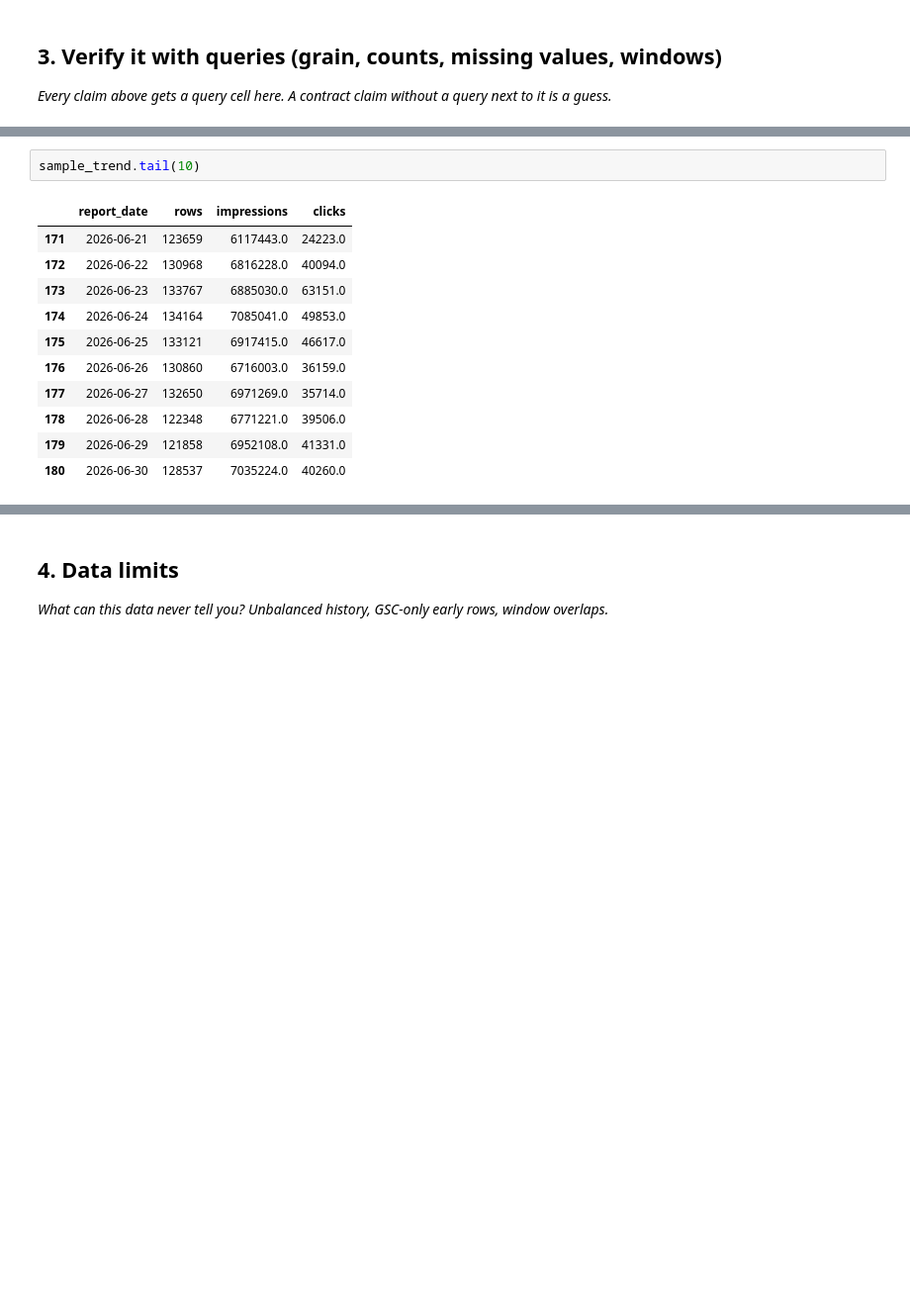
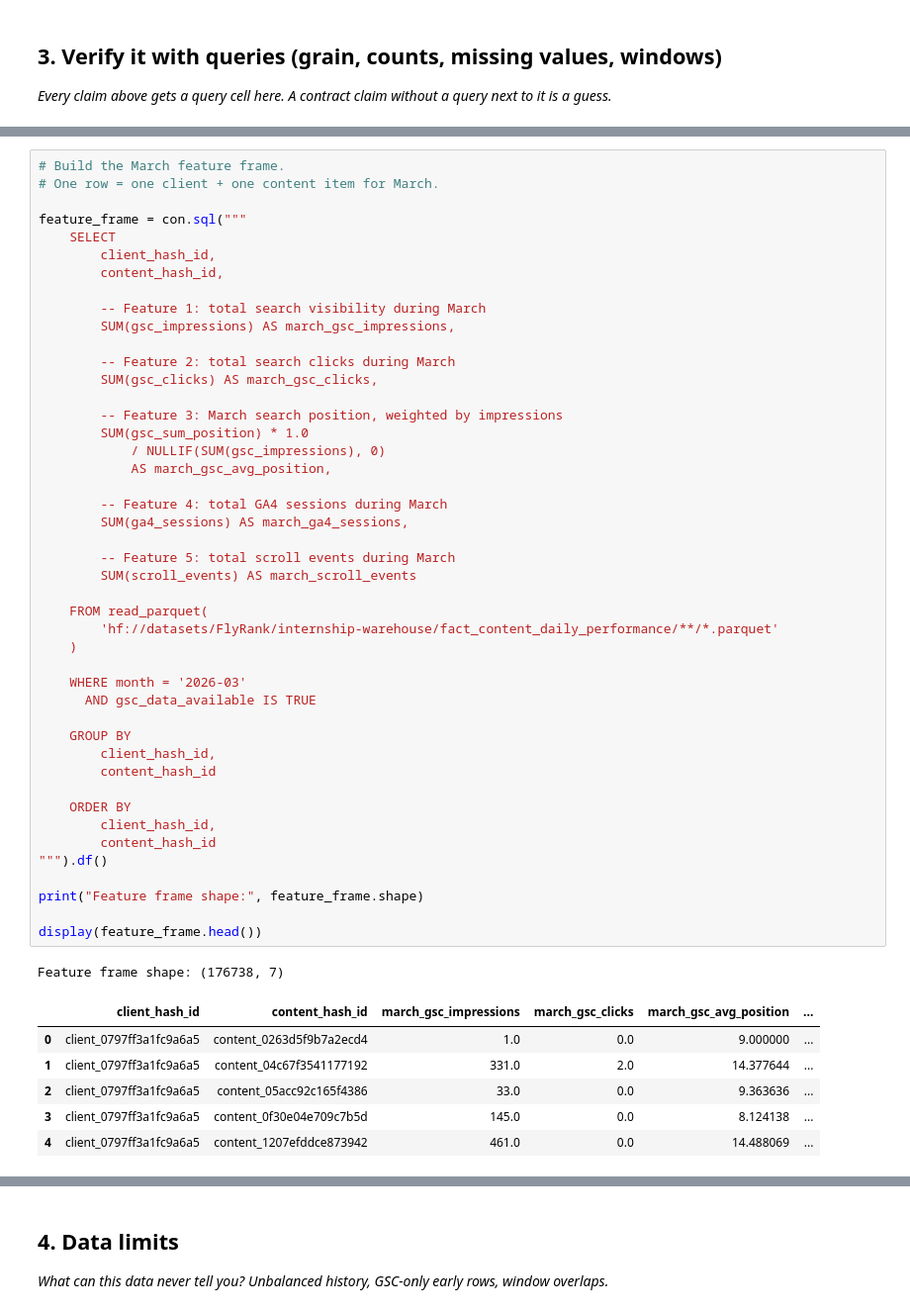
Before and after one commit to nazama-tech/Flyrank-Ml-internship, a Jupyter notebook: work/notebooks/w03_data_contract.ipynb, the cells around one changed output, grey strips where cells are left out. Shown at 99% size. Drawn from its saved outputs; the diff is of its cells as text; blank space fills up the shorter version.

```diff
--- a/work/notebooks/w03_data_contract.ipynb
+++ b/work/notebooks/w03_data_contract.ipynb
@@ -255,14 +174,53 @@ sample_trend.head(10)
-# %%
-sample_trend.tail(10)
-# %% [output]
-|  | report_date | rows | impressions | clicks |
-| 171 | 2026-06-21 | 123659 | 6117443.0 | 24223.0 |
-| 172 | 2026-06-22 | 130968 | 6816228.0 | 40094.0 |
-| 173 | 2026-06-23 | 133767 | 6885030.0 | 63151.0 |
-| 174 | 2026-06-24 | 134164 | 7085041.0 | 49853.0 |
-| 175 | 2026-06-25 | 133121 | 6917415.0 | 46617.0 |
-| 176 | 2026-06-26 | 130860 | 6716003.0 | 36159.0 |
-| 177 | 2026-06-27 | 132650 | 6971269.0 | 35714.0 |
-| 178 | 2026-06-28 | 122348 | 6771221.0 | 39506.0 |
-| 179 | 2026-06-29 | 121858 | 6952108.0 | 41331.0 |
-| 180 | 2026-06-30 | 128537 | 7035224.0 | 40260.0 |
+# %%
+# Build the March feature frame.
+# One row = one client + one content item for March.
+
+feature_frame = con.sql("""
+    SELECT
+        client_hash_id,
+        content_hash_id,
+
+        -- Feature 1: total search visibility during March
+        SUM(gsc_impressions) AS march_gsc_impressions,
+
+        -- Feature 2: total search clicks during March
+        SUM(gsc_clicks) AS march_gsc_clicks,
+
+        -- Feature 3: March search position, weighted by impressions
+        SUM(gsc_sum_position) * 1.0
+            / NULLIF(SUM(gsc_impressions), 0)
+            AS march_gsc_avg_position,
+
+        -- Feature 4: total GA4 sessions during March
+        SUM(ga4_sessions) AS march_ga4_sessions,
+
+        -- Feature 5: total scroll events during March
+        SUM(scroll_events) AS march_scroll_events
+
+    FROM read_parquet(
+        'hf://datasets/FlyRank/internship-warehouse/fact_content_daily_performance/**/*.parquet'
+    )
+
+    WHERE month = '2026-03'
+      AND gsc_data_available IS TRUE
+
+    GROUP BY
+        client_hash_id,
+        content_hash_id
+
+    ORDER BY
+        client_hash_id,
+        content_hash_id
+""").df()
+
+print("Feature frame shape:", feature_frame.shape)
+
+display(feature_frame.head())
+# %% [output]
+Feature frame shape: (176738, 7)
+|  | client_hash_id | content_hash_id | march_gsc_impressions | march_gsc_clicks | march_gsc_avg_position | ... |
+| 0 | client_0797ff3a1fc9a6a5 | content_0263d5f9b7a2ecd4 | 1.0 | 0.0 | 9.000000 | ... |
+| 1 | client_0797ff3a1fc9a6a5 | content_04c67f3541177192 | 331.0 | 2.0 | 14.377644 | ... |
+| 2 | client_0797ff3a1fc9a6a5 | content_05acc92c165f4386 | 33.0 | 0.0 | 9.363636 | ... |
+| 3 | client_0797ff3a1fc9a6a5 | content_0f30e04e709c7b5d | 145.0 | 0.0 | 8.124138 | ... |
+| 4 | client_0797ff3a1fc9a6a5 | content_1207efddce873942 | 461.0 | 0.0 | 14.488069 | ... |
```
Also changed, not shown: parts of 15 cells of this notebook.
